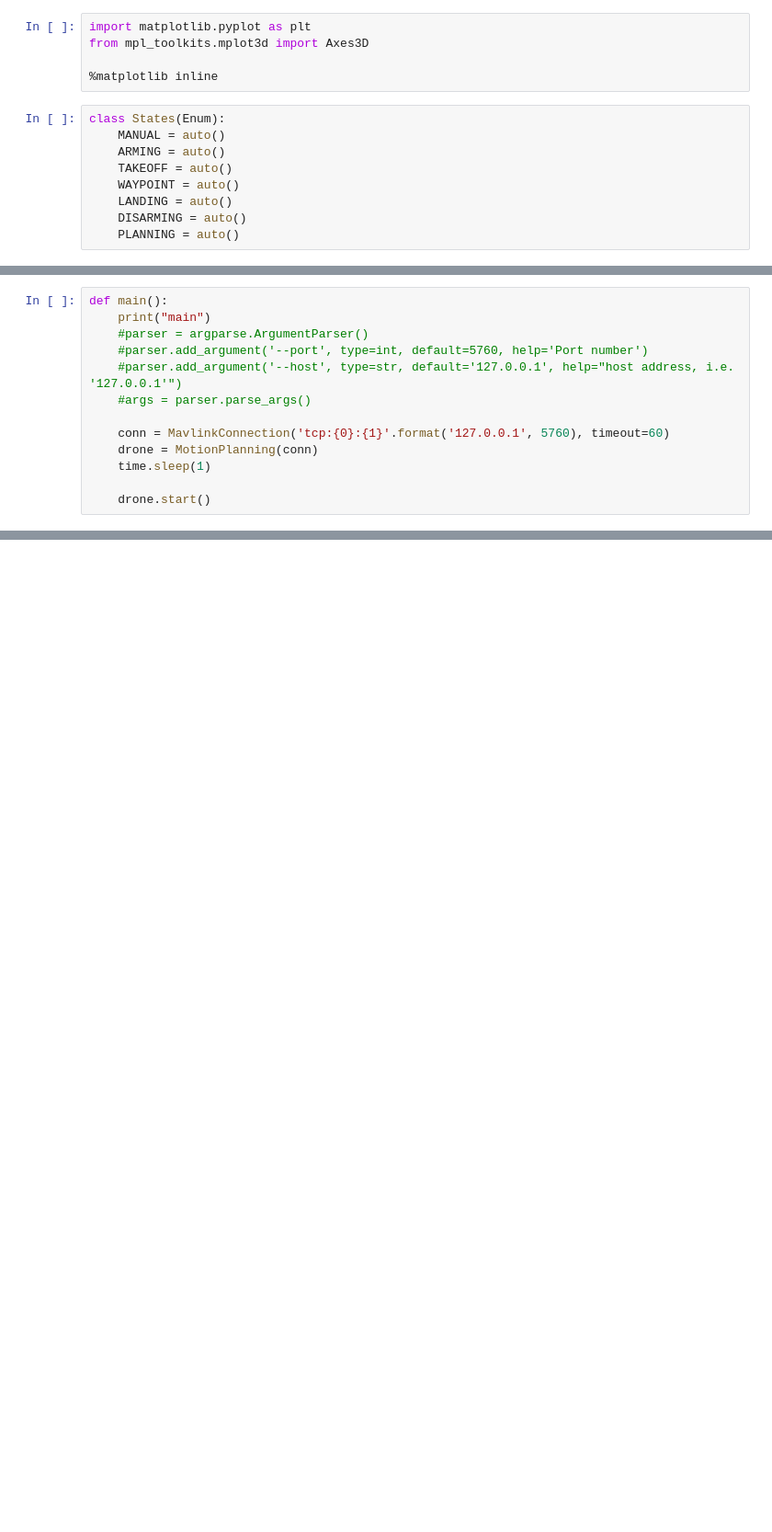
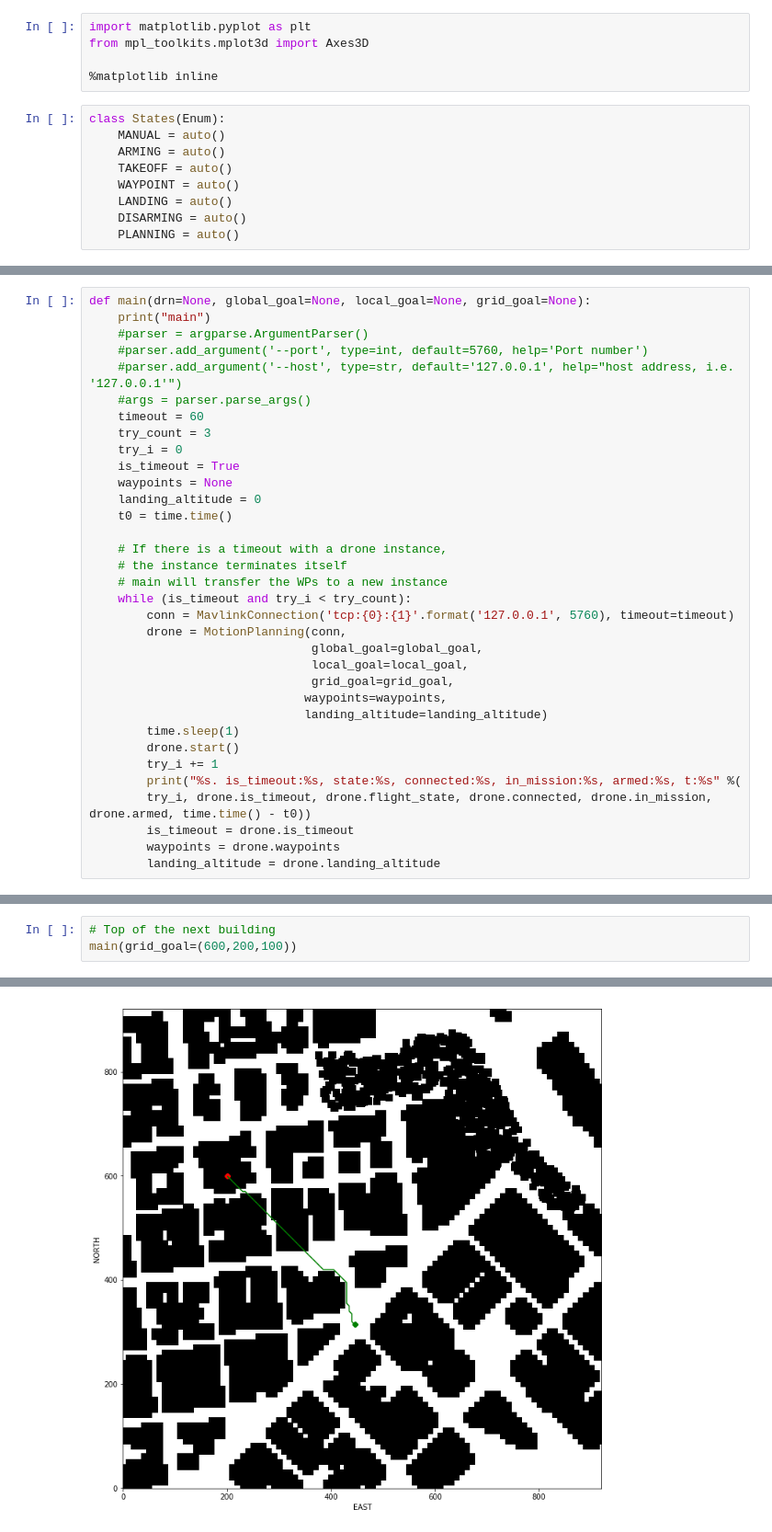
Before and after one commit to seyfig/3DMotionPlanning, a Jupyter notebook: motionplot3Dvox.ipynb, the cells around one changed output, grey strips where cells are left out. Shown: that part at 92% size. Drawn from its saved outputs; the diff is of its cells as text; blank space fills up the shorter version.

Commit message:
feat:Finalize 3D Grid planning

```diff
--- a/motionplot3Dvox.ipynb
+++ b/motionplot3Dvox.ipynb
@@ -195,13 +186,34 @@ class MotionPlanning(Drone):
 # %%
-def main():
+def main(drn=None, global_goal=None, local_goal=None, grid_goal=None):
     print("main")
     #parser = argparse.ArgumentParser()
     #parser.add_argument('--port', type=int, default=5760, help='Port number')
     #parser.add_argument('--host', type=str, default='127.0.0.1', help="host address, i.e. '127.0.0.1'")
     #args = parser.parse_args()
+    timeout = 60
+    try_count = 3
+    try_i = 0
+    is_timeout = True
+    waypoints = None
+    landing_altitude = 0
+    t0 = time.time()
 
-    conn = MavlinkConnection('tcp:{0}:{1}'.format('127.0.0.1', 5760), timeout=60)
-    drone = MotionPlanning(conn)
-    time.sleep(1)
-
-    drone.start()
+    # If there is a timeout with a drone instance,
+    # the instance terminates itself
+    # main will transfer the WPs to a new instance
+    while (is_timeout and try_i < try_count):
+        conn = MavlinkConnection('tcp:{0}:{1}'.format('127.0.0.1', 5760), timeout=timeout)
+        drone = MotionPlanning(conn,
+                               global_goal=global_goal,
+                               local_goal=local_goal,
+                               grid_goal=grid_goal,
+                              waypoints=waypoints,
+                              landing_altitude=landing_altitude)
+        time.sleep(1)
+        drone.start()
+        try_i += 1
+        print("%s. is_timeout:%s, state:%s, connected:%s, in_mission:%s, armed:%s, t:%s" %(
+        try_i, drone.is_timeout, drone.flight_state, drone.connected, drone.in_mission, drone.armed, time.time() - t0))
+        is_timeout = drone.is_timeout
+        waypoints = drone.waypoints
+        landing_altitude = drone.landing_altitude
@@ -586,0 +479,4 @@ print(first_line.strip())
+# %%
+# Top of the next building
+main(grid_goal=(600,200,100))
+# %% [output]
@@ -586,0 +500 @@ print(first_line.strip())
+[figure, added]
```
Also changed, not shown: parts of 17 cells of this notebook, 3 other files.
